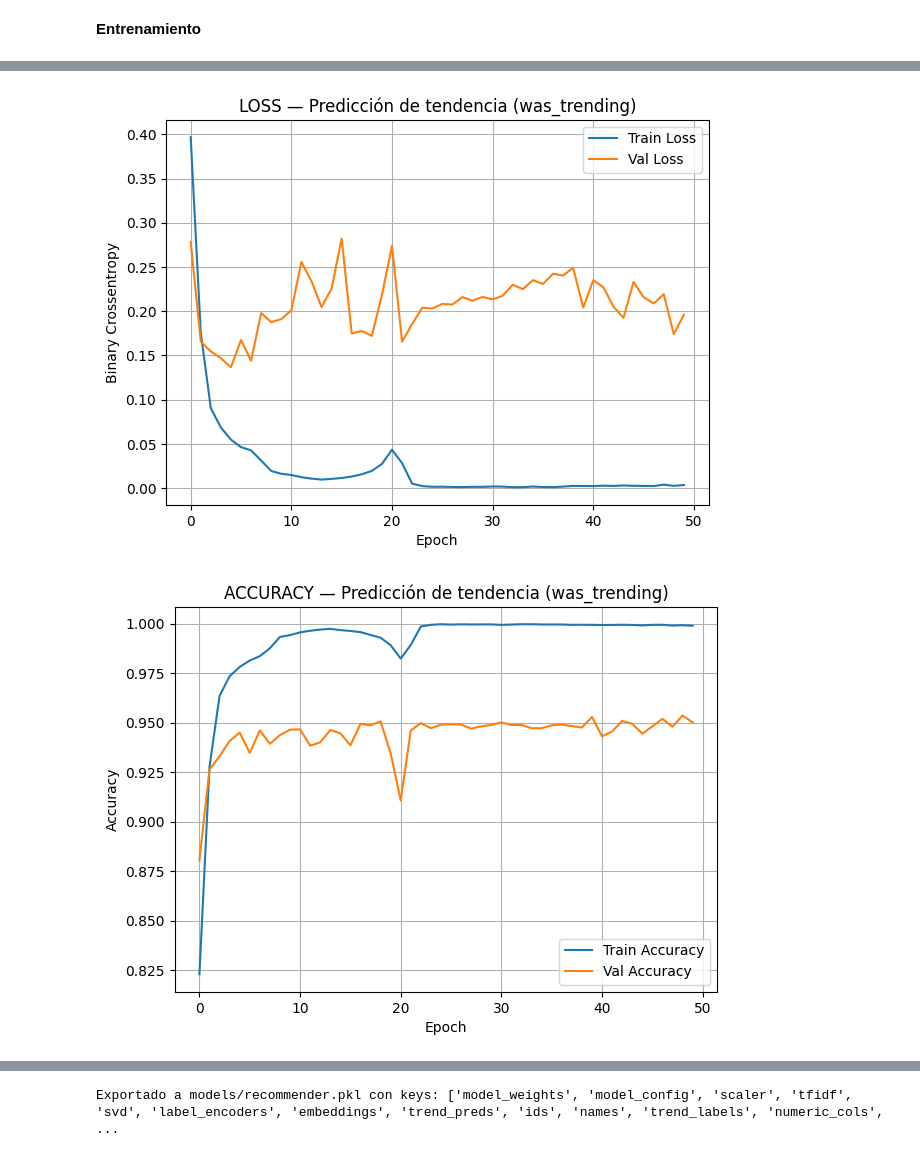
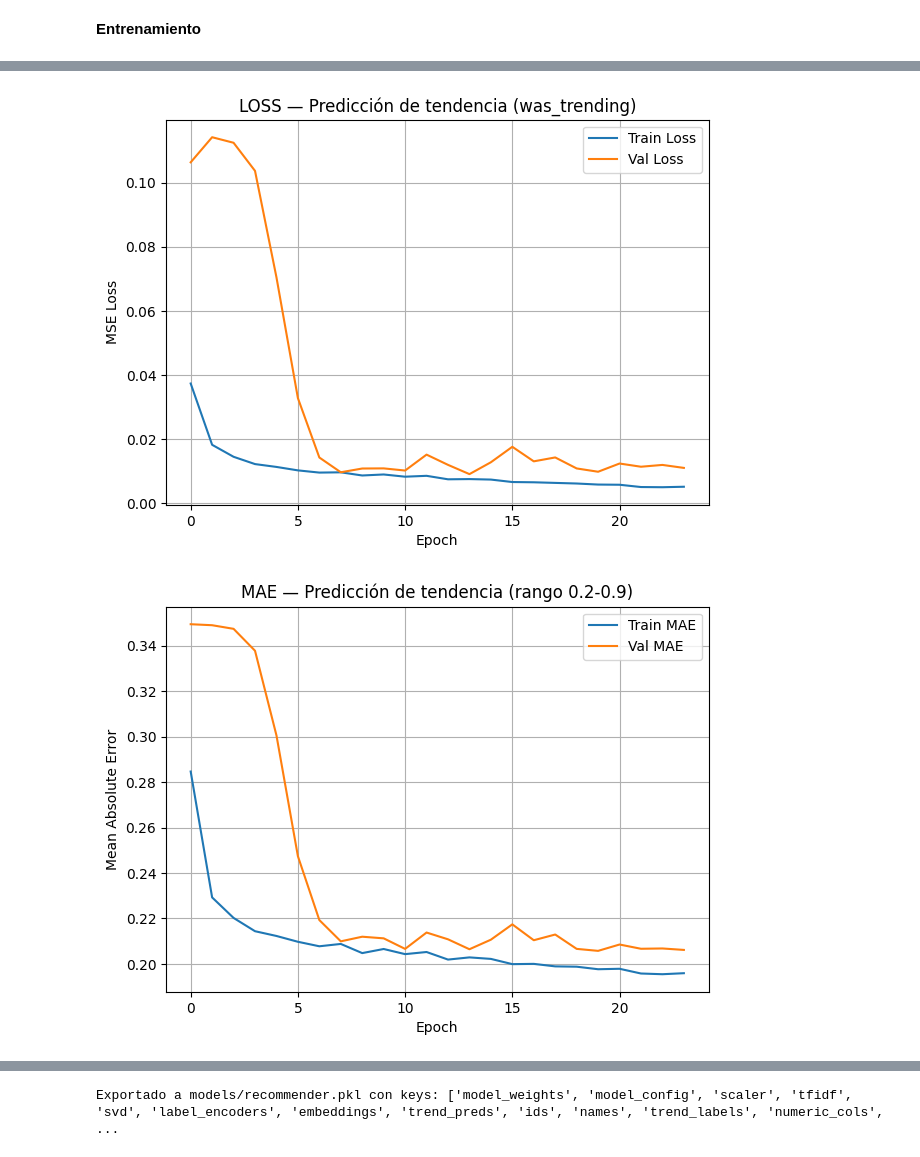
Before and after one commit to JayGhz/data-science-tf, a Jupyter notebook: model.ipynb, the cells around one changed output, grey strips where cells are left out. Cells and saved outputs as stored; diff of their text form; code cells hidden in the pictures.

```diff
--- a/model.ipynb
+++ b/model.ipynb
@@ -35,7 +35,7 @@ df = pd.read_csv(CSV_PATH)
 # %%
 numeric_cols = [
     "valence","acousticness","danceability","energy","instrumentalness",
-    "liveness","loudness","speechiness","tempo","duration_min","popularity"
+    "liveness","loudness","speechiness","tempo","duration_sec","popularity"
 ]
 
 categorical_cols = ["artists", "language", "decade", "mode", "key", "explicit"]
@@ -287,15 +308,20 @@ Model: "functional"
 # %%
+def custom_trend_loss(y_true, y_pred):
+    y_true_scaled = 0.2 + 0.7 * y_true
+
+    return K.mean(K.square(y_pred - y_true_scaled))
+
 model.compile(
     optimizer=Adam(learning_rate=1e-3),
     loss={
         "embedding": "mse",
-        "trend_output": "binary_crossentropy"
+        "trend_output": custom_trend_loss
     },
     loss_weights={
         "embedding": 0.0,
         "trend_output": 1.0
     },
-    metrics={"trend_output": ["accuracy"]}
+    metrics={"trend_output": ["mae"]}
 )
 # %%
 sample_idx = np.arange(min(8, len(df)))
@@ -371,27 +479,27 @@ plt.plot(train_loss, label="Train Loss")
 plt.plot(val_loss, label="Val Loss")
 plt.title("LOSS — Predicción de tendencia (was_trending)")
 plt.xlabel("Epoch")
-plt.ylabel("Binary Crossentropy")
+plt.ylabel("MSE Loss")
 plt.grid(True)
 plt.legend()
 plt.show()
 # %% [output]
-[figure, old version]
+[figure, new version]
 # %%
-acc_key      = "trend_output_accuracy"
-val_acc_key  = "val_trend_output_accuracy"
+mae_key      = "trend_output_mae"
+val_mae_key  = "val_trend_output_mae"
 
-train_acc = history.history[acc_key]
-val_acc   = history.history[val_acc_key]
+train_mae = history.history[mae_key]
+val_mae   = history.history[val_mae_key]
 
 plt.figure(figsize=(7,5))
-plt.plot(train_acc, label="Train Accuracy")
-plt.plot(val_acc, label="Val Accuracy")
-plt.title("ACCURACY — Predicción de tendencia (was_trending)")
+plt.plot(train_mae, label="Train MAE")
+plt.plot(val_mae, label="Val MAE")
+plt.title("MAE — Predicción de tendencia (rango 0.2-0.9)")
 plt.xlabel("Epoch")
-plt.ylabel("Accuracy")
+plt.ylabel("Mean Absolute Error")
 plt.grid(True)
 plt.legend()
 plt.show()
 # %% [output]
-[figure, old version]
+[figure, new version]
```
Also changed, not shown: parts of 16 cells of this notebook, 18 other files.
